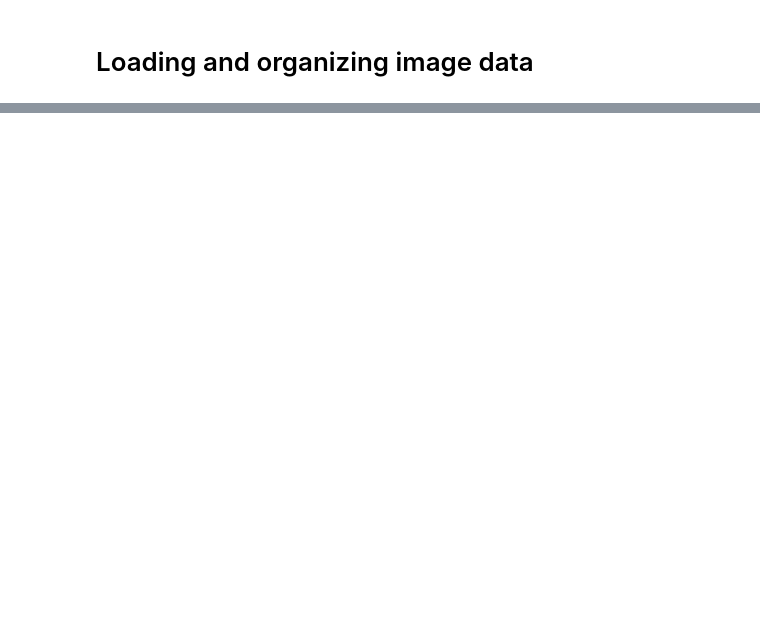
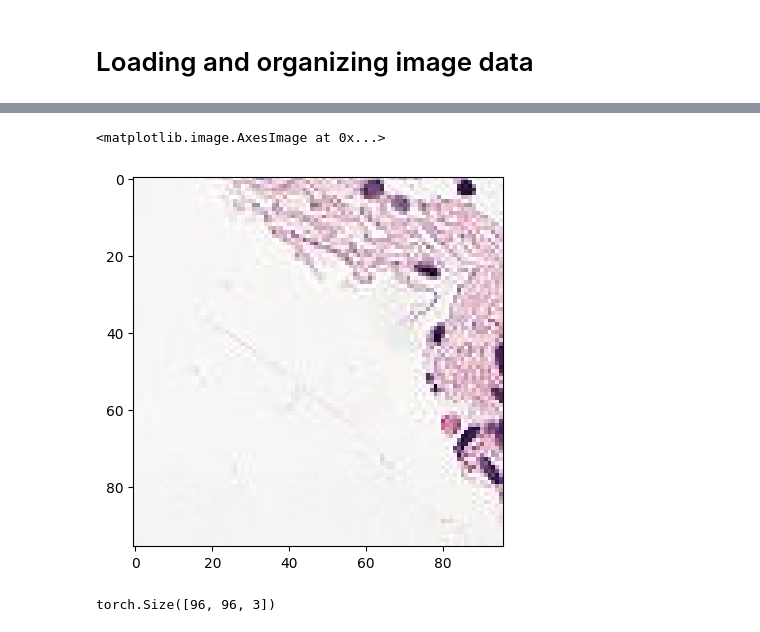
Before and after one commit to Chucklemunch/PathologyProject, a Jupyter notebook: img_organizing.ipynb, the cells around one changed output, grey strips where cells are left out. Saved outputs shown, nothing was run; the diff lists cells and outputs as text; code cells hidden in the pictures; blank space fills up the shorter version.

```diff
--- a/img_organizing.ipynb
+++ b/img_organizing.ipynb
@@ -94,0 +93,10 @@ len(imgs)
+# %%
+# Extract images from h5 files
+import h5py
+
+# Get images/labels and convert to PyTorch tensors
+with h5py.File('patch_cam/camelyonpatch_level_2_split_test_x.h5', 'r') as f:
+    cam_imgs_X = torch.Tensor(f['x'][()] / 255) # scaling pixel values to be between 0 and 1
+
+with h5py.File('patch_cam/camelyonpatch_level_2_split_test_y.h5', 'r') as f:
+    cam_imgs_y = torch.Tensor(f['y'][()])
@@ -94,0 +122,11 @@ len(imgs)
+# %%
+import matplotlib.pyplot as plt
+
+plt.imshow(cam_imgs_X[0])
+# %% [output]
+<matplotlib.image.AxesImage at 0x...>
+[figure, added]
+# %%
+cam_imgs_X[0].shape
+# %% [output]
+torch.Size([96, 96, 3])
```
Also changed, not shown: parts of 6 cells of this notebook, 7 other files.
